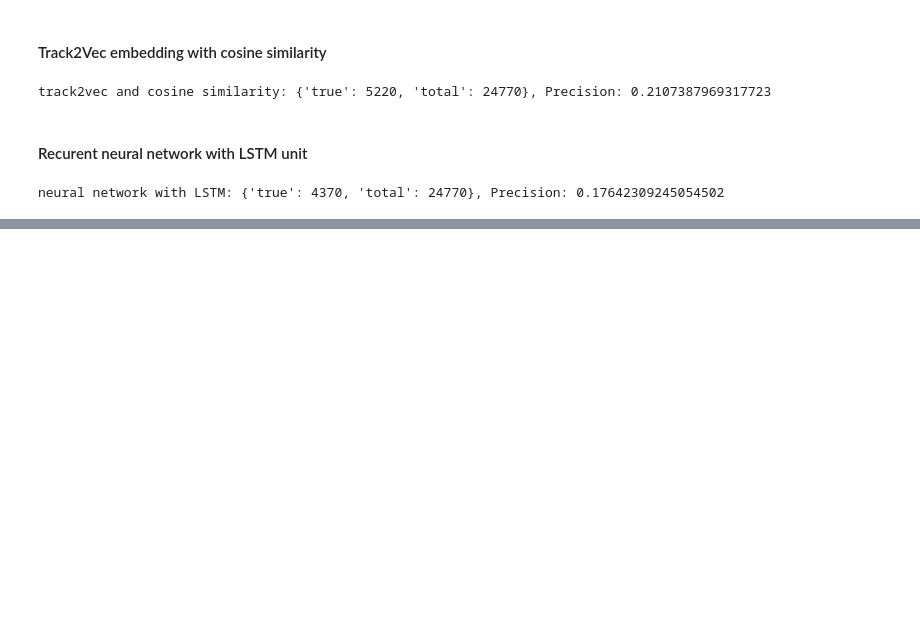
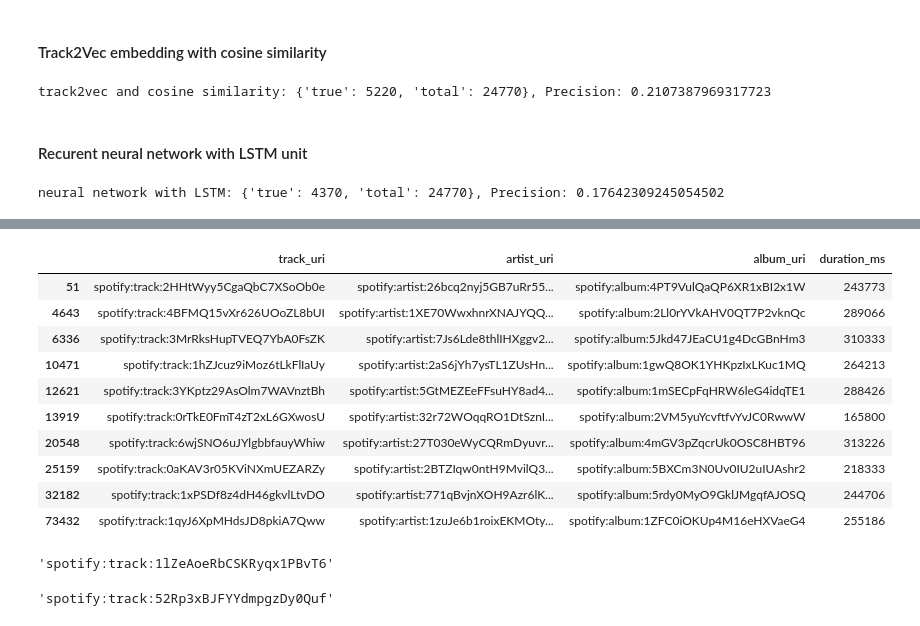
Before and after one commit to TheValemagne/PlaylistGeneration, a Jupyter notebook: ML_spotify.ipynb, the cells around one changed output, grey strips where cells are left out. Drawn from its saved outputs; the diff is of its cells as text; code cells hidden in the pictures; blank space fills up the shorter version.

Commit message:
add first test playlist

```diff
--- a/ML_spotify.ipynb
+++ b/ML_spotify.ipynb
@@ -1250,0 +1342,34 @@ Our computed models don't achieve a bette pression than the second baseline meth
+# %%
+def get_track_uri(id: str) -> str:
+    return f'spotify:track:{id}'
+
+def get_playlist_from_ids(song_ids: list[str]) -> pd.DataFrame:
+    song_uris = [ get_track_uri(song_id) for song_id in song_ids]
+
+    return tracks[tracks['track_uri'].isin(song_uris)]
+
+song_ids_one = ['2HHtWyy5CgaQbC7XSoOb0e', '4BFMQ15vXr626UOoZL8bUI', '3MrRksHupTVEQ7YbA0FsZK', '1hZJcuz9iMoz6tLkFlIaUy', '3YKptz29AsOlm7WAVnztBh',
+                           '0rTkE0FmT4zT2xL6GXwosU', '6wjSNO6uJYlgbbfauyWhiw', '0aKAV3r05KViNXmUEZARZy', '1xPSDf8z4dH46gkvlLtvDO', '1qyJ6XpMHdsJD8pkiA7Qww']
+
+playlist_one = get_playlist_from_ids(song_ids_one)
+playlist_one
+# %% [output]
+|  | track_uri | artist_uri | album_uri | duration_ms |
+| 51 | spotify:track:2HHtWyy5CgaQbC7XSoOb0e | spotify:artist:26bcq2nyj5GB7uRr55... | spotify:album:4PT9VulQaQP6XR1xBI2x1W | 243773 |
+| 4643 | spotify:track:4BFMQ15vXr626UOoZL8bUI | spotify:artist:1XE70WwxhnrXNAJYQQ... | spotify:album:2Ll0rYVkAHV0QT7P2vknQc | 289066 |
+| 6336 | spotify:track:3MrRksHupTVEQ7YbA0FsZK | spotify:artist:7Js6Lde8thlIHXggv2... | spotify:album:5Jkd47JEaCU1g4DcGBnHm3 | 310333 |
+| 10471 | spotify:track:1hZJcuz9iMoz6tLkFlIaUy | spotify:artist:2aS6jYh7ysTL1ZUsHn... | spotify:album:1gwQ8OK1YHKpzIxLKuc1MQ | 264213 |
+| 12621 | spotify:track:3YKptz29AsOlm7WAVnztBh | spotify:artist:5GtMEZEeFFsuHY8ad4... | spotify:album:1mSECpFqHRW6leG4idqTE1 | 288426 |
+| 13919 | spotify:track:0rTkE0FmT4zT2xL6GXwosU | spotify:artist:32r72WOqqRO1DtSznI... | spotify:album:2VM5yuYcvftfvYvJC0RwwW | 165800 |
+| 20548 | spotify:track:6wjSNO6uJYlgbbfauyWhiw | spotify:artist:27T030eWyCQRmDyuvr... | spotify:album:4mGV3pZqcrUk0OSC8HBT96 | 313226 |
+| 25159 | spotify:track:0aKAV3r05KViNXmUEZARZy | spotify:artist:2BTZIqw0ntH9MvilQ3... | spotify:album:5BXCm3N0Uv0IU2uIUAshr2 | 218333 |
+| 32182 | spotify:track:1xPSDf8z4dH46gkvlLtvDO | spotify:artist:771qBvjnXOH9Azr6lK... | spotify:album:5rdy0MyO9GklJMgqfAJOSQ | 244706 |
+| 73432 | spotify:track:1qyJ6XpMHdsJD8pkiA7Qww | spotify:artist:1zuJe6b1roixEKMOty... | spotify:album:1ZFC0iOKUp4M16eHXVaeG4 | 255186 |
+# %%
+get_next_similar_song([get_track_uri(song_id) for song_id in song_ids_one])
+# %% [output]
+'spotify:track:1lZeAoeRbCSKRyqx1PBvT6'
+# %%
+predict_next_song([get_track_uri(song_id) for song_id in song_ids_one])
+# %% [output]
+'spotify:track:52Rp3xBJFYYdmpgzDy0Quf'
```
Also changed, not shown: parts of 15 cells of this notebook.
